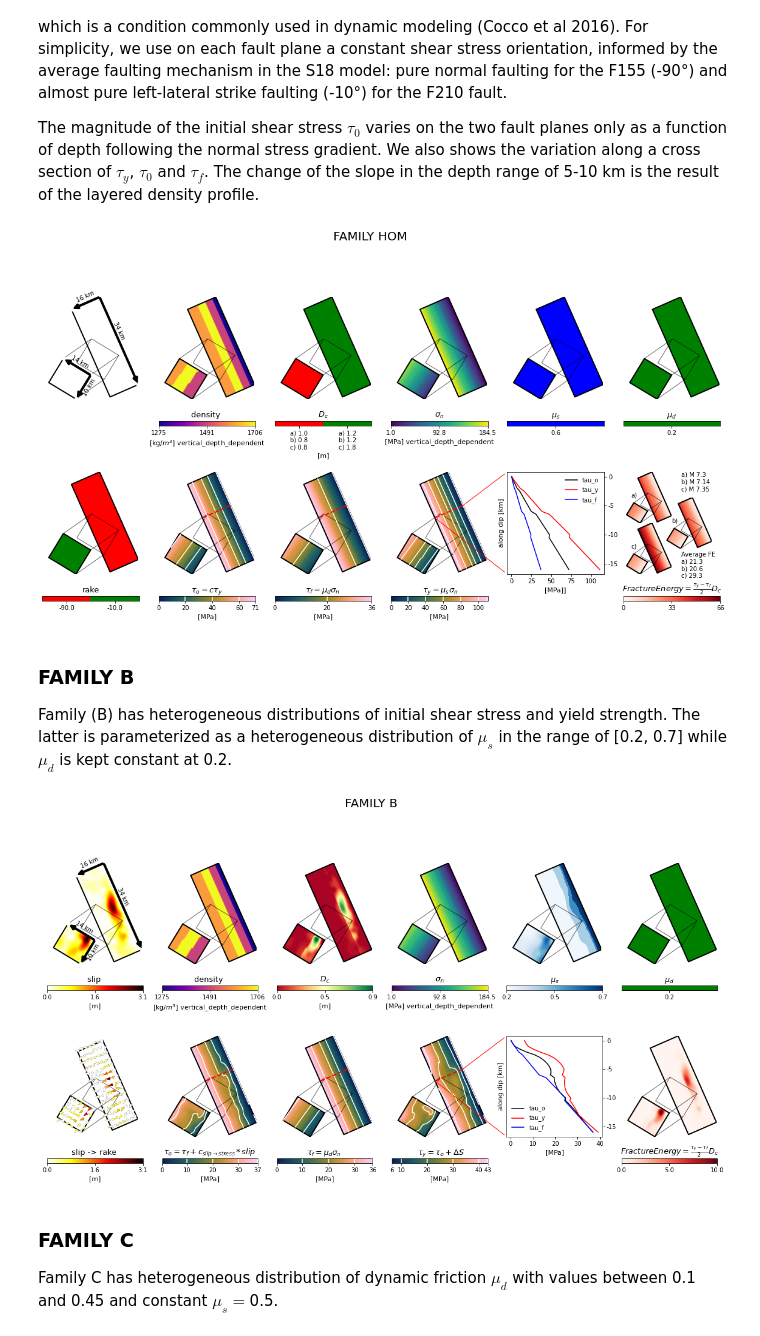
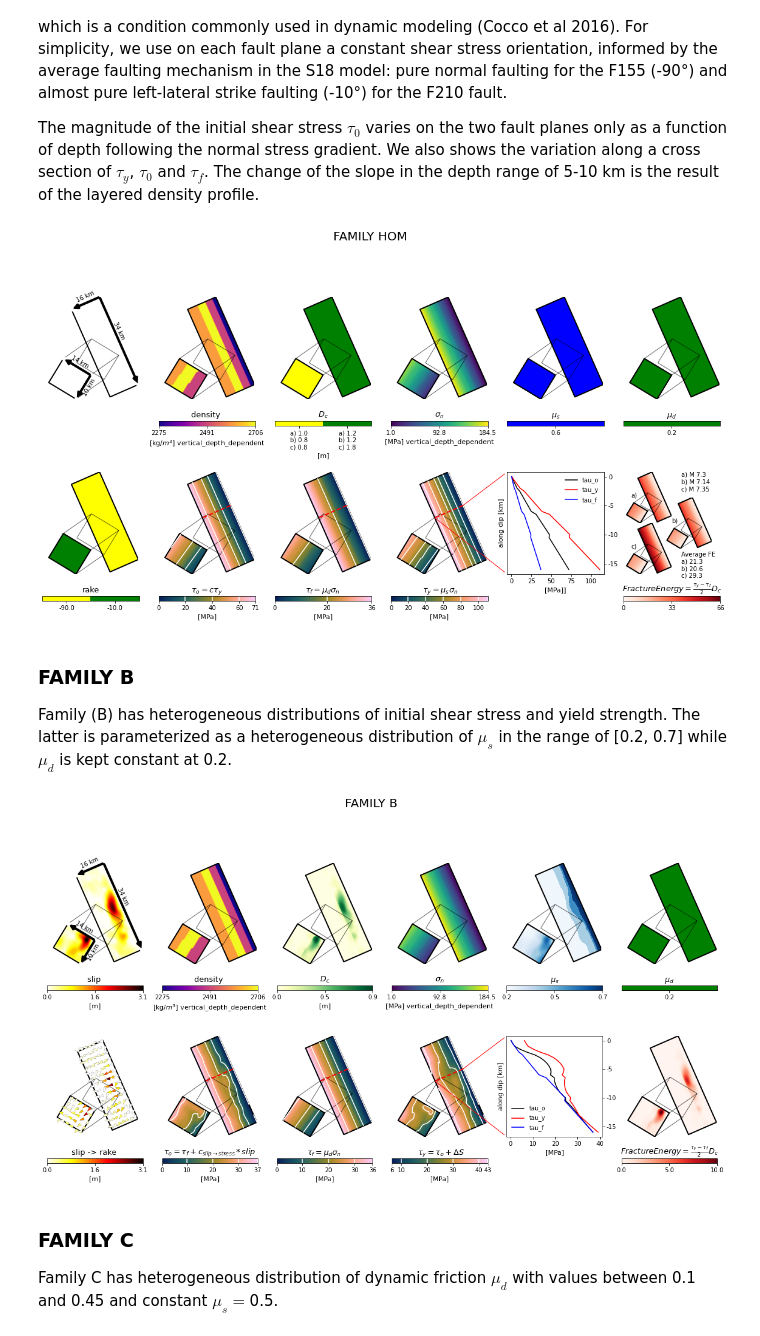
Before and after one commit to git-taufiq/NorciaMultiFault, a Jupyter notebook: FAMILIES.ipynb, the cells around one changed output. Drawn from its saved outputs; the diff is of its cells as text; code cells hidden in the pictures.

```diff
--- a/FAMILIES.ipynb
+++ b/FAMILIES.ipynb
@@ -626,8 +626,8 @@ d = plot_topview_2faults(ax, v_a, v_b, vmin, vmax, txt,
 
 i = 2
 ax = fig.add_subplot(irow, icol, i)
-v_a = rho_a
-v_b = rho_b
+v_a = rho_a+1000
+v_b = rho_b+1000
 vmin = min(v_a.min(), v_b.min())
 vmax = max(v_a.max(), v_b.max())
 txt = 'density [kg/$m^3$] '+DENSITY_METHOD
@@ -641,7 +641,7 @@ v_b = D_CR_b
 vmin = min(v_a.min(), v_b.min())
 vmax = max(v_a.max(), v_b.max())
 txt = '$D_c$ [m]'
-colors = ['red', 'green']
+colors = ['yellow', 'green']
 d = plot_topview_2faults(ax, v_a, v_b, vmin, vmax, txt,
                          cmap=plt.cm.colors.ListedColormap(colors), colors=colors,
                         labelbar=['a) 1.0\nb) 0.8\nc) 0.8','a) 1.2\nb) 1.2\nc) 1.8'])
@@ -685,7 +685,7 @@ v_b = -10+0*tmp_b
 vmin = min(v_a.min(), v_b.min())
 vmax = max(v_a.max(), v_b.max())
 txt = 'rake'
-colors = ['red', 'green']
+colors = ['yellow', 'green']
 d = plot_topview_2faults(ax, v_a, v_b, vmin, vmax, txt,
                          cmap=plt.cm.colors.ListedColormap(colors), colors=colors)
 
@@ -775,34 +775,34 @@ ax1.plot(TAU_Y_a[l,:],zv_a[l,:],label='tau_y',color='r')
 ax1.plot(TAU_F_a[l,:],zv_a[l,:],label='tau_f',color='b')
 ax1.legend(frameon=False)
 ax1.yaxis.tick_right()
 ax1.set_yticks([0,-5000,-10000,-15000])
 ax1.set_yticklabels(str(_) for _ in [0,-5,-10,-15])
 ax1.set_ylabel('along dip [km]')
 ax1.set_xlabel('[MPa]]')
 norm = mpl.colors.Normalize(vmin=vmin, vmax=vmax)
 clb = plt.colorbar(mpl.cm.ScalarMappable(norm=norm, cmap=plt.cm.colors.ListedColormap(['white'])), ticks=[],
                            spacing='proportional', format='%.1f', orientation='horizontal')
 clb.outline.set_visible(False)
 from matplotlib.patches import ConnectionPatch
 xy=(utmx_a[l,0],utmy_a[l,0])
 xy1=(0,1)
 con = ConnectionPatch(
     xyA=xy, coordsA=ax.transData,
     xyB=xy1, coordsB=ax1.transAxes,
     arrowstyle="-", shrinkB=5,color='r')
 ax1.add_artist(con)
 xy=(utmx_a[l,-1],utmy_a[l,-1])
 xy1=(0,0)
 con = ConnectionPatch(
     xyA=xy, coordsA=ax.transData,
     xyB=xy1, coordsB=ax1.transAxes,
     arrowstyle="-", shrinkB=5,color='r')
 ax1.add_artist(con)
 
 plt.suptitle('FAMILY HOM')
 plt.show()
 # %% [output]
-[figure, old version]
+[figure, new version]
 # %% [markdown]
 ### FAMILY B
 
@@ -944,8 +944,8 @@ d = plot_topview_2faults(ax, v_a, v_b, vmin, vmax, txt,
 
 i = 2
 ax = fig.add_subplot(irow, icol, i)
-v_a = rho_a
-v_b = rho_b
+v_a = rho_a+1000
+v_b = rho_b+1000
 vmin = min(v_a.min(), v_b.min())
 vmax = max(v_a.max(), v_b.max())
 txt = 'density [kg/$m^3$] '+DENSITY_METHOD
@@ -960,7 +960,7 @@ vmin = min(v_a.min(), v_b.min())
 vmax = max(v_a.max(), v_b.max())
 txt = '$D_c$ [m]'
 d = plot_topview_2faults(ax, v_a, v_b, vmin, vmax, txt,
-                         cmap='RdYlGn')
+                         cmap='YlGn')
 
 i = 4
 ax = fig.add_subplot(irow, icol, i)
@@ -1074,7 +1074,7 @@ ax1.add_artist(con)
 plt.suptitle('FAMILY B')
 plt.show()
 # %% [output]
-[figure, old version]
+[figure, new version]
 # %% [markdown]
 ### FAMILY C
 
```
Also changed, not shown: parts of 1 cell of this notebook.
